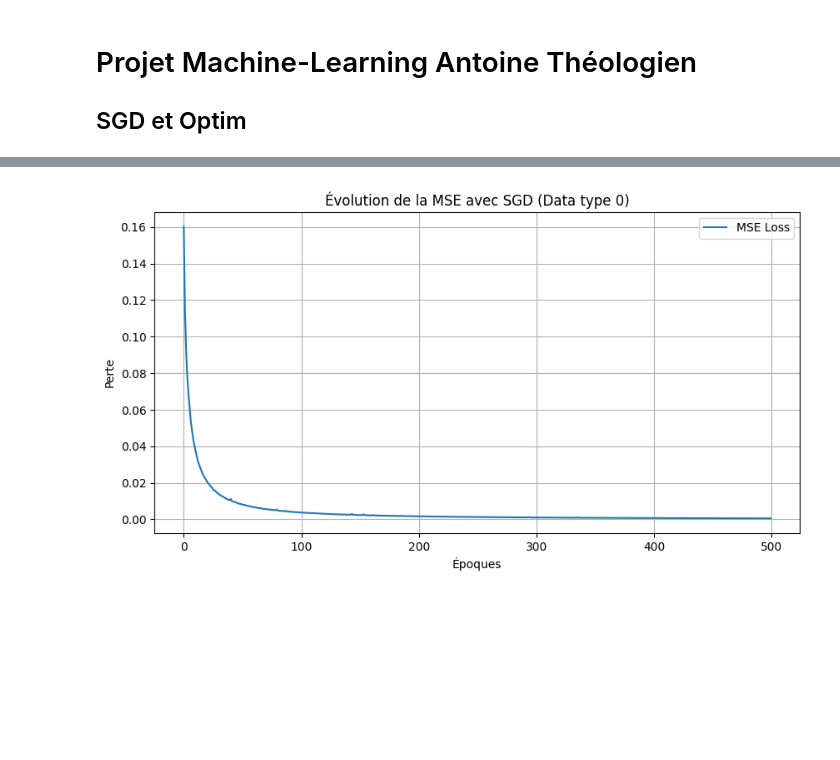
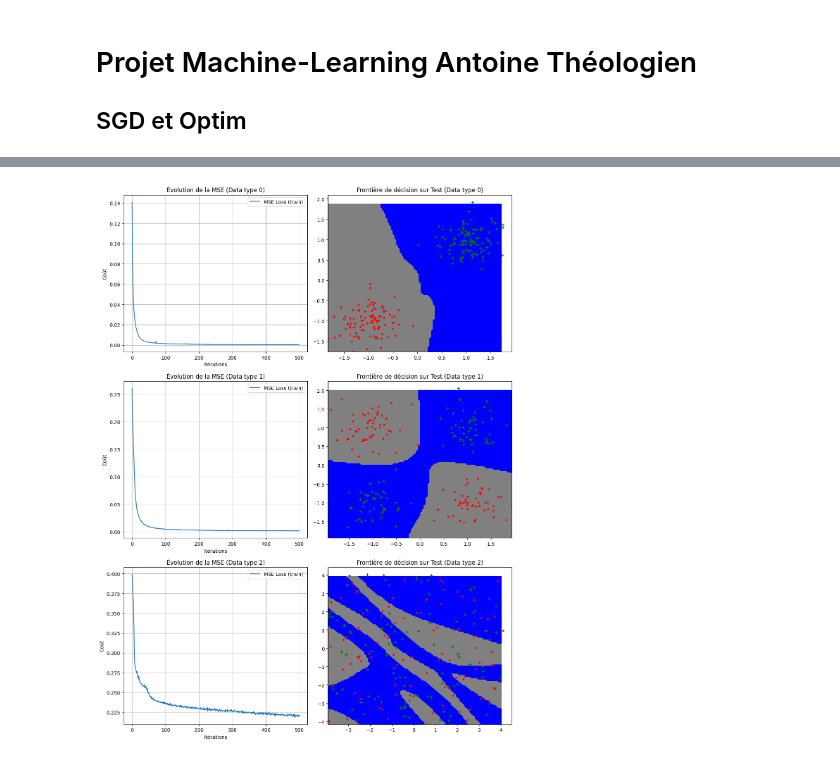
Before and after one commit to antothl/Neural-Networks-DIY, a Jupyter notebook: src/test_optim.ipynb, the cells around one changed output, grey strips where cells are left out. Cells and saved outputs as stored; diff of their text form; code cells hidden in the pictures; blank space fills up the shorter version.

```diff
--- a/src/test_optim.ipynb
+++ b/src/test_optim.ipynb
@@ -97,10 +37,59 @@ for i in [0,1,2]:
 # %%
 from sklearn.model_selection import train_test_split
-
+import os
+output_dir = "../Rapport/Images"
+os.makedirs(output_dir, exist_ok=True)
+plt.figure(figsize=(12, 16))
 
 for i in [0, 1, 2]:
     datax, datay = gen_arti(data_type=i, epsilon=0.1)
     datay = np.where(datay == -1, 0, 1).reshape((-1, 1))
+
+    X_train, X_test, y_train, y_test = train_test_split(datax, datay, test_size=0.2, random_state=42)
+
+    network = Sequentiel(
+        Linear(2, 5),
+        TanH(),
+        Linear(5, 10),
+        TanH(),
+        Linear(10, 20),
+        TanH(),
+        Linear(20, 1),
+        Sigmoide()
+    )
+    loss = MSELoss()
+
+    losses, trained_model = SGD(network, datax, datay, loss, batch_size=32, lr=0.01, epochs=500)
+
+    y_pred_test = trained_model.forward(X_test)
+    test_loss = np.mean(loss.forward(y_test, y_pred_test))
+
+    plt.subplot(3, 2, 2 * i + 1)
+    plt.plot(losses, label="MSE Loss (train)")
+    plt.xlabel("Itérations")
+    plt.ylabel("Coût")
+    plt.title(f"Évolution de la MSE (Data type {i})")
+    plt.legend()
+    plt.grid(True)
+
+    plt.subplot(3, 2, 2 * i + 2)
+    plot_frontiere(X_test, lambda x: np.round(trained_model.forward(x)), step=100)
+    plot_data(X_test, y_test)
+    plt.title(f"Frontière de décision sur Test (Data type {i})")
+
+    print(f"Test Loss (Data type {i}): {test_loss:.4f}")
+
+
+plt.tight_layout()
+
+output_path = os.path.join(output_dir, "optim1.png")
+plt.savefig(output_path, dpi=300)
+
+plt.show()
+plt.figure(figsize=(12, 16))
+
+for i in [0, 1, 2]:
+    datax, datay = gen_arti2(data_type=i, epsilon=0.1)
 
 
     X_train, X_test, y_train, y_test = train_test_split(datax, datay, test_size=0.2, random_state=42)
@@ -110,32 +99,38 @@ for i in [0, 1, 2]:
         TanH(),
         Linear(5, 10),
         TanH(),
-        Linear(10, 5),
+        Linear(10, 20),
         TanH(),
-        Linear(5, 1),
+        Linear(20, 1),
         Sigmoide()
     )
     loss = MSELoss()
 
-    losses, trained_model = SGD(network, datax, datay, loss, batch_size=32, lr=0.01, epochs=500)
+    losses, trained_model = SGD(network, X_train, y_train, loss, batch_size=32, lr=0.01, epochs=500)
 
     y_pred_test = trained_model.forward(X_test)
     test_loss = np.mean(loss.forward(y_test, y_pred_test))
 
-    plt.figure(figsize=(10, 5))
-    plt.plot(losses, label="MSE Loss")
-    plt.xlabel("Époques")
-    plt.ylabel("Perte")
-    plt.title(f"Évolution de la MSE avec SGD (Data type {i})")
+    plt.subplot(3, 2, 2 * i + 1)
+    plt.plot(losses, label="MSE Loss (train)")
+    plt.xlabel("Itérations")
+    plt.ylabel("Coût")
+    plt.title(f"Évolution de la MSE (Data type {i})")
     plt.legend()
     plt.grid(True)
-    plt.show()
 
-    plt.figure(figsize=(6, 6))
+    plt.subplot(3, 2, 2 * i + 2)
     plot_frontiere(X_test, lambda x: np.round(trained_model.forward(x)), step=100)
     plot_data(X_test, y_test)
-    plt.title(f"Frontière de décision après entraînement avec SGD (Test) - Data type {i}")
-    plt.show()
+    plt.title(f"Frontière de décision sur Test (Data type {i})")
 
     print(f"Test Loss (Data type {i}): {test_loss:.4f}")
+
+
+plt.tight_layout()
+
+output_path = os.path.join(output_dir, "optim2.png")
+plt.savefig(output_path, dpi=300)
+
+plt.show()
 # %% [output]
@@ -152 +154 @@ for i in [0, 1, 2]:
-[figure, old version]
+[figure, new version]
```
Also changed, not shown: parts of 3 cells of this notebook, 19 other files.
